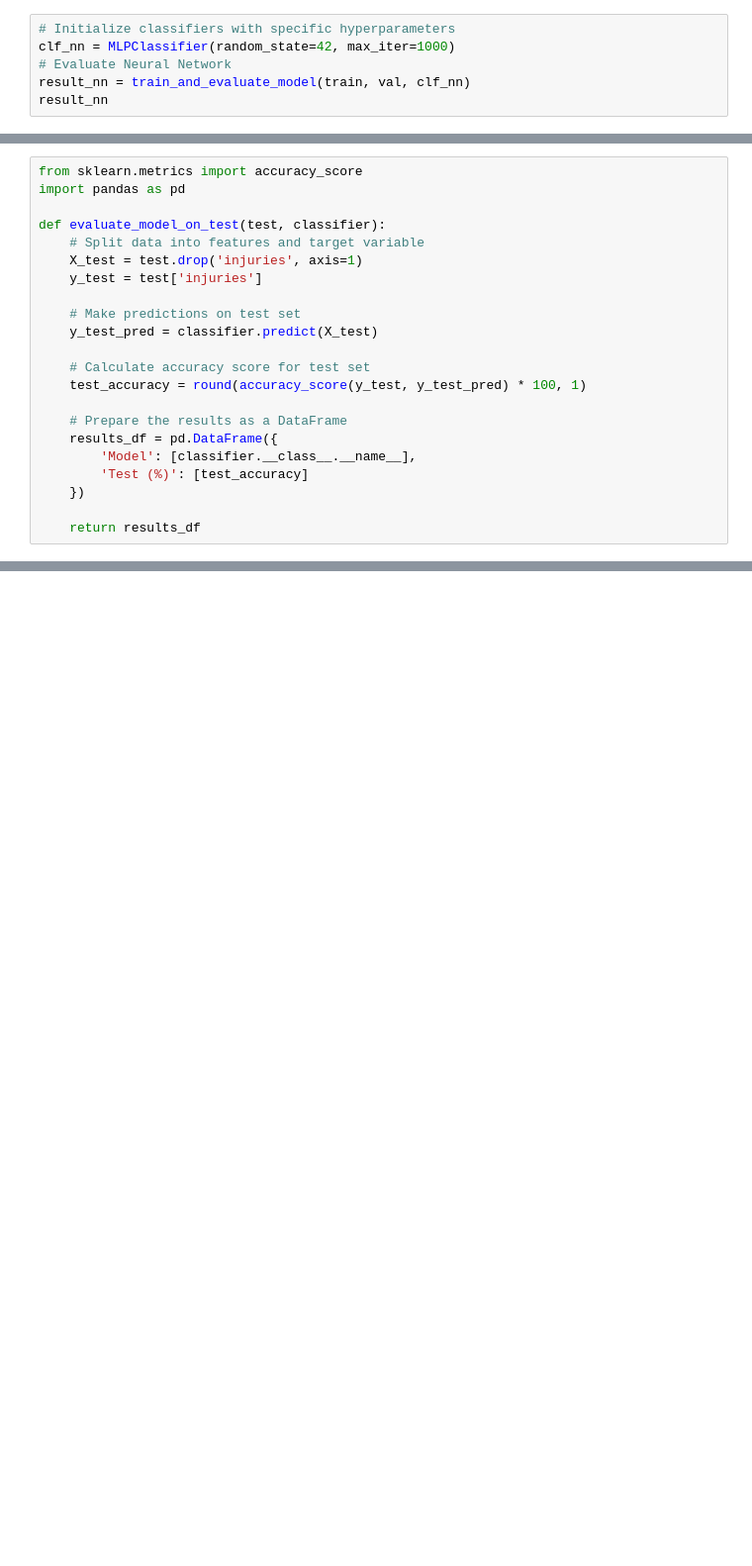
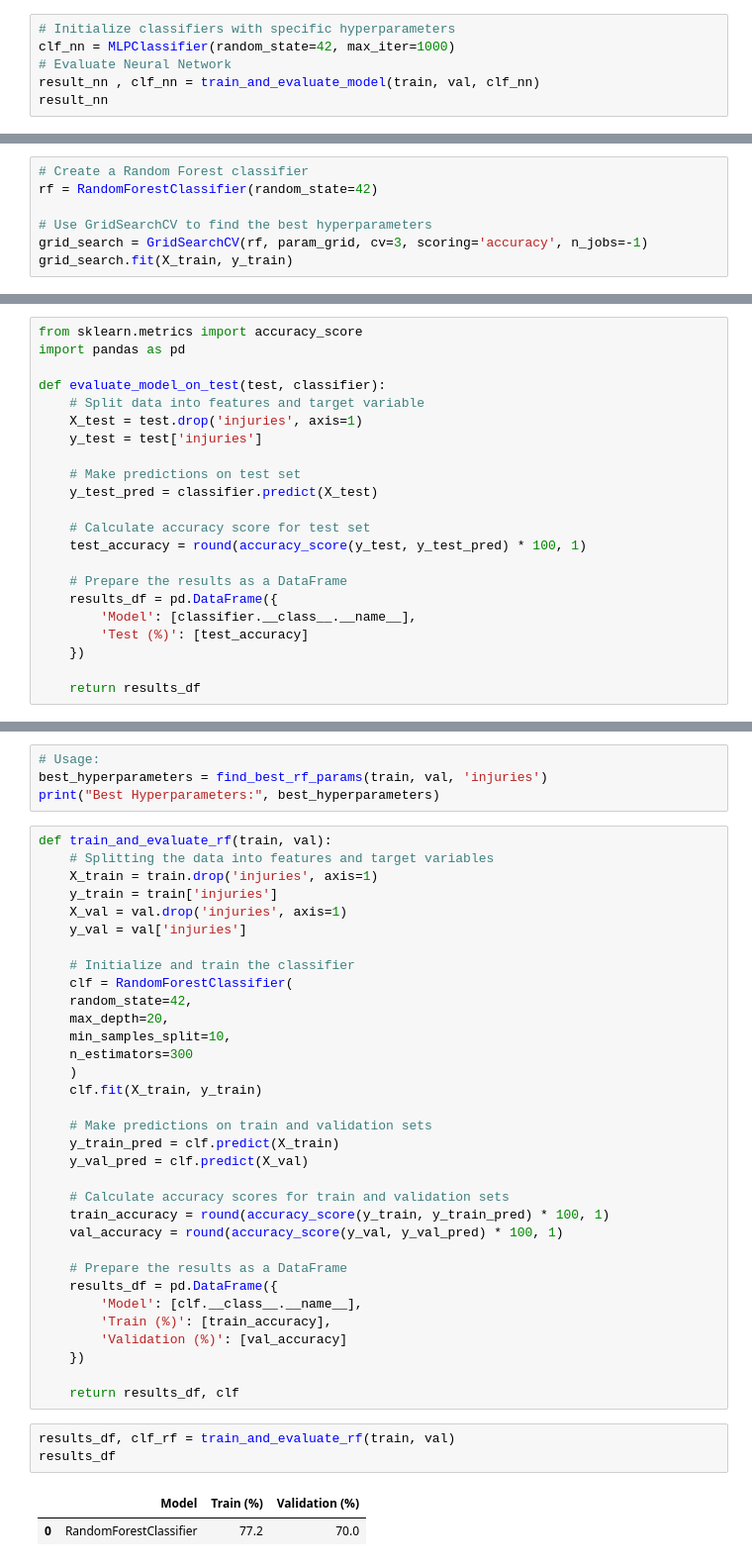
Before and after one commit to Jonathan-Garcia1/new-york-vehicle-collisions, a Jupyter notebook: final_repor.ipynb, the cells around one changed output, grey strips where cells are left out. Shown at 99% size. Drawn from its saved outputs; the diff is of its cells as text; blank space fills up the shorter version.

```diff
--- a/final_repor.ipynb
+++ b/final_repor.ipynb
@@ -792,7 +789,7 @@ result_knn
 # Initialize classifiers with specific hyperparameters
 clf_nn = MLPClassifier(random_state=42, max_iter=1000)
 # Evaluate Neural Network
-result_nn = train_and_evaluate_model(train, val, clf_nn)
+result_nn , clf_nn = train_and_evaluate_model(train, val, clf_nn)
 result_nn
 # %% [output]
 |  | Model | Train (%) | Validation (%) |
@@ -810,6 +807,13 @@ results_df
 | 3 | SVC | 70.5 | 70.2 |
 | 4 | KNeighborsClassifier | 75.5 | 64.8 |
 | 5 | MLPClassifier | 75.9 | 63.6 |
+# %%
+# Create a Random Forest classifier
+rf = RandomForestClassifier(random_state=42)
+
+# Use GridSearchCV to find the best hyperparameters
+grid_search = GridSearchCV(rf, param_grid, cv=3, scoring='accuracy', n_jobs=-1)
+grid_search.fit(X_train, y_train)
 # %%
 results_list = [result_lr, result_rf, result_gb, result_svm, result_knn, result_nn]
 # Concatenate all results into a single DataFrame
@@ -853,0 +889,43 @@ AttributeError: 'DataFrame' object has no attribute 'predict'
+# %%
+# Usage:
+best_hyperparameters = find_best_rf_params(train, val, 'injuries')
+print("Best Hyperparameters:", best_hyperparameters)
+# %%
+def train_and_evaluate_rf(train, val):
+    # Splitting the data into features and target variables
+    X_train = train.drop('injuries', axis=1)
+    y_train = train['injuries']
+    X_val = val.drop('injuries', axis=1)
+    y_val = val['injuries']
+
+    # Initialize and train the classifier
+    clf = RandomForestClassifier(
+    random_state=42,
+    max_depth=20,
+    min_samples_split=10,
+    n_estimators=300
+    )
+    clf.fit(X_train, y_train)
+
+    # Make predictions on train and validation sets
+    y_train_pred = clf.predict(X_train)
+    y_val_pred = clf.predict(X_val)
+
+    # Calculate accuracy scores for train and validation sets
+    train_accuracy = round(accuracy_score(y_train, y_train_pred) * 100, 1)
+    val_accuracy = round(accuracy_score(y_val, y_val_pred) * 100, 1)
+
+    # Prepare the results as a DataFrame
+    results_df = pd.DataFrame({
+        'Model': [clf.__class__.__name__],
+        'Train (%)': [train_accuracy],
+        'Validation (%)': [val_accuracy]
+    })
+
+    return results_df, clf
+# %%
+results_df, clf_rf = train_and_evaluate_rf(train, val)
+results_df
+# %% [output]
+|  | Model | Train (%) | Validation (%) |
+| 0 | RandomForestClassifier | 77.2 | 70.0 |
```
Also changed, not shown: parts of 12 cells of this notebook, 1 other file.
